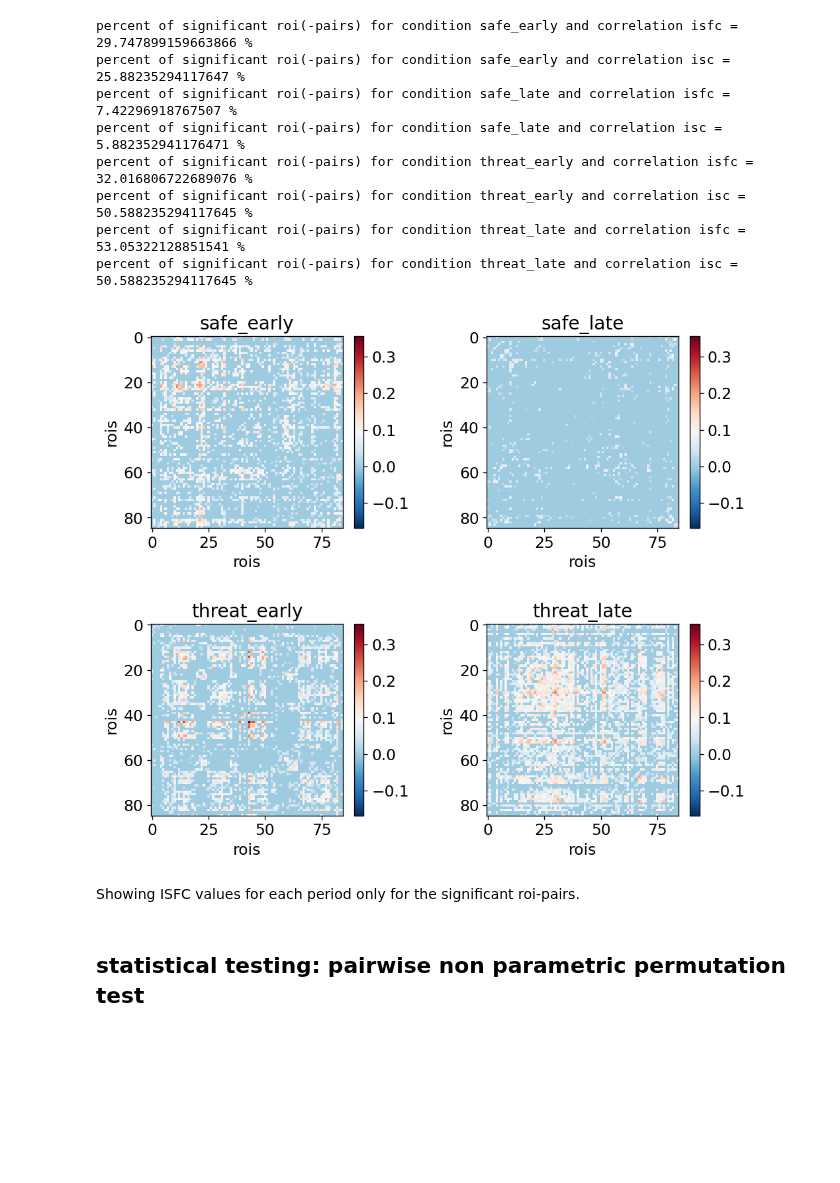
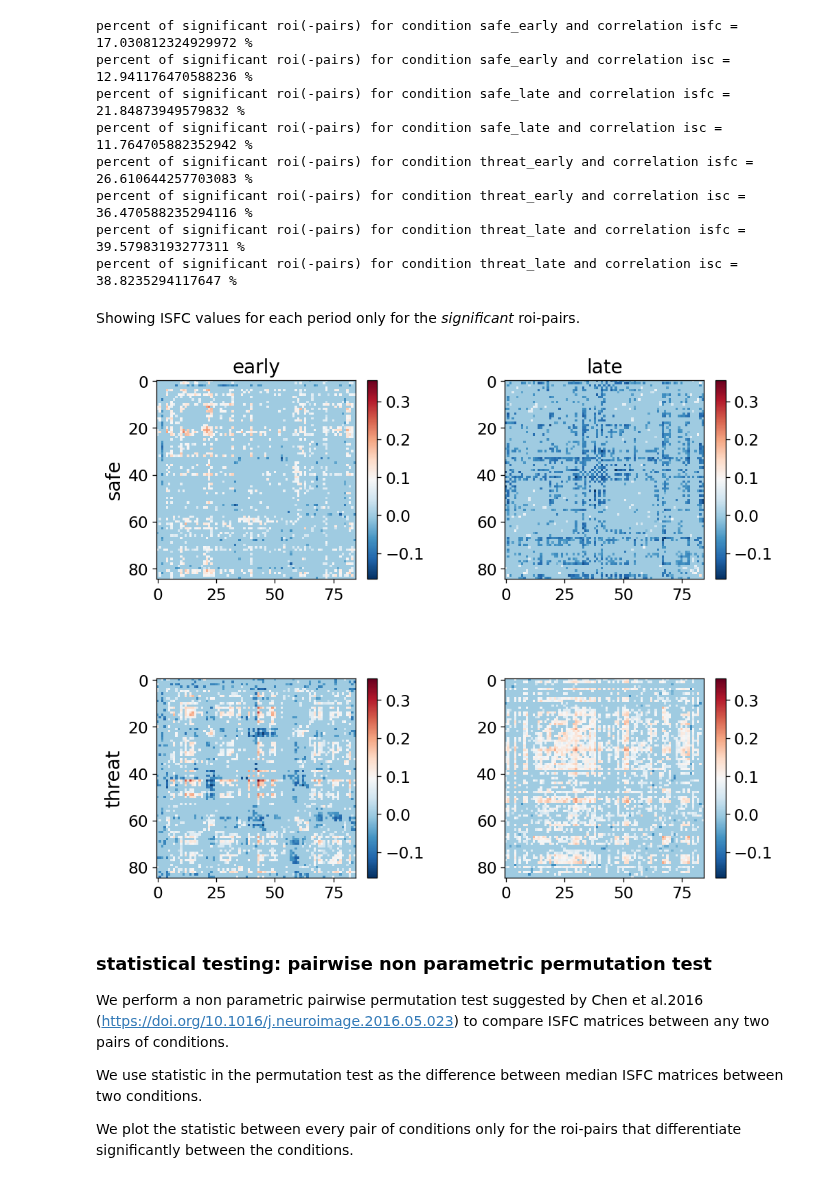
Before and after one commit to govinda-umd/network_dynamics, a Jupyter notebook: _build/jupyter_execute/nb/jul22/00-data-max_model-isfc_desc-early_vs_late.ipynb, the cells around one changed output. Drawn from its saved outputs; the diff is of its cells as text; code cells hidden in the pictures; blank space fills up the shorter version.

```diff
--- a/_build/jupyter_execute/nb/jul22/00-data-max_model-isfc_desc-early_vs_late.ipynb
+++ b/_build/jupyter_execute/nb/jul22/00-data-max_model-isfc_desc-early_vs_late.ipynb
@@ -205,27 +194,67 @@ for label, name in zip(args.LABELS, args.NAMES):
 '''
 leave-one-out ISFC
 bootstrap
-FDR correction
 '''
 args.CORR_NAMES = ['isfcs', 'iscs']
 args.pairwise = False
 args.vectorize_isfcs = True
 args.n_bootstraps = 1000
 
-isfcs, ps, sig_rois, cis, corrs, bootstraps, rois = get_isfc_significant_rois(args, ts)
-plot_isfcs(args, isfcs, sig_rois)
+corrs, bootstraps, rois = get_isfcs(args, ts)
+
+# # multiple tests correction
+# q = {}; z = {};
+# q[block][corr_name] = multipletests(bootstraps[block][corr_name][2], method='fdr_by')[1]
+# z[block][corr_name] = np.abs(norm.ppf(q[block][corr_name]))
 # %% [output]
-percent of significant roi(-pairs) for condition safe_early and correlation isfc = 29.747899159663866 %
-percent of significant roi(-pairs) for condition safe_early and correlation isc = 25.88235294117647 %
-percent of significant roi(-pairs) for condition safe_late and correlation isfc = 7.42296918767507 %
-percent of significant roi(-pairs) for condition safe_late and correlation isc = 5.882352941176471 %
-percent of significant roi(-pairs) for condition threat_early and correlation isfc = 32.016806722689076 %
-percent of significant roi(-pairs) for condition threat_early and correlation isc = 50.588235294117645 %
-percent of significant roi(-pairs) for condition threat_late and correlation isfc = 53.05322128851541 %
-percent of significant roi(-pairs) for condition threat_late and correlation isc = 50.588235294117645 %
+percent of significant roi(-pairs) for condition safe_early and correlation isfc = 17.030812324929972 %
+percent of significant roi(-pairs) for condition safe_early and correlation isc = 12.941176470588236 %
+percent of significant roi(-pairs) for condition safe_late and correlation isfc = 21.84873949579832 %
+percent of significant roi(-pairs) for condition safe_late and correlation isc = 11.764705882352942 %
+percent of significant roi(-pairs) for condition threat_early and correlation isfc = 26.610644257703083 %
+percent of significant roi(-pairs) for condition threat_early and correlation isc = 36.470588235294116 %
+percent of significant roi(-pairs) for condition threat_late and correlation isfc = 39.57983193277311 %
+percent of significant roi(-pairs) for condition threat_late and correlation isc = 38.8235294117647 %
-[figure, removed]
 # %% [markdown]
-Showing ISFC values for each period only for the significant roi-pairs.
+Showing ISFC values for each period only for the *significant* roi-pairs.
-# %% [markdown]
-## statistical testing: pairwise non parametric permutation test
+# %%
+observed_isfcs = {}; observed_p_vals = {};
+significant_rois = {}; conf_intervals = {}
+for block in bootstraps.keys():
+    observed_isfcs[block] = squareform_isfc(
+        bootstraps[block]['isfcs'][0],
+        bootstraps[block]['iscs'][0]
+    )
+    observed_p_vals[block] = squareform_isfc(
+        bootstraps[block]['isfcs'][2],
+        bootstraps[block]['iscs'][2]
+    )
+    significant_rois[block] = squareform_isfc(
+        rois[block]['isfcs'],
+        rois[block]['iscs']
+    )
+    conf_intervals[block] = (
+        squareform_isfc(
+            bootstraps[block]['isfcs'][1][0],
+            bootstraps[block]['iscs'][1][0]
+        ),
+        squareform_isfc(
+            bootstraps[block]['isfcs'][1][1],
+            bootstraps[block]['iscs'][1][1]
+        )
+    )
+
+    observed_isfcs[block] *= significant_rois[block]
+
+plot_isfcs(args, observed_isfcs, significant_rois)
+# %% [output]
+[figure, added]
+# %% [markdown]
+### statistical testing: pairwise non parametric permutation test
+
+We perform a non parametric pairwise permutation test suggested by Chen et al.2016 (https://doi.org/10.1016/j.neuroimage.2016.05.023) to compare ISFC matrices between any two pairs of conditions.
+
+We use statistic in the permutation test as the difference between median ISFC matrices between two conditions.
+
+We plot the statistic between every pair of conditions only for the roi-pairs that differentiate significantly between the conditions.
 # %%
```
Also changed, not shown: parts of 15 cells of this notebook, 14 other files.
